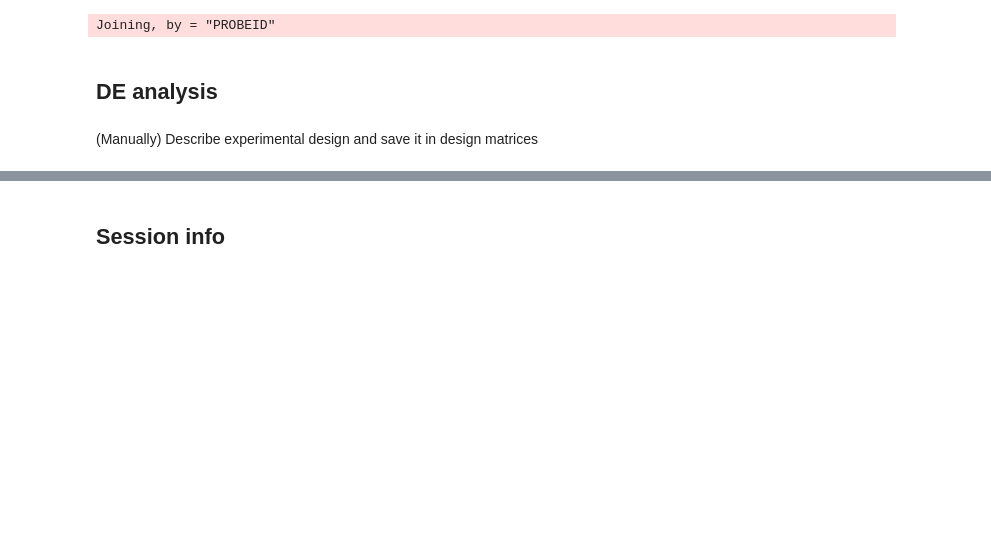
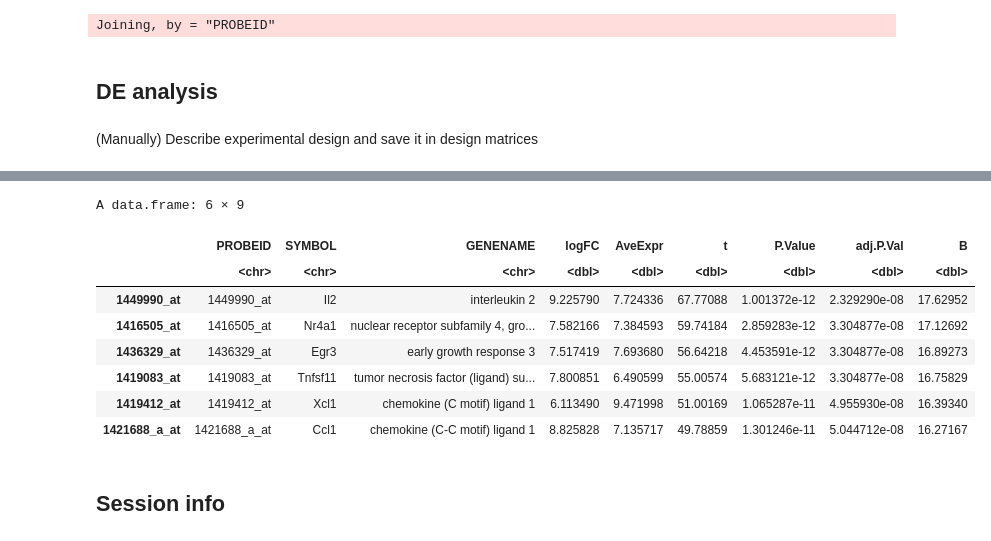
Before and after one commit to MaayanLab/dirk_homann, a Jupyter notebook: T-Cell_chemokine_DE.ipynb, the cells around one changed output, grey strips where cells are left out. Saved outputs shown, nothing was run; the diff lists cells and outputs as text; code cells hidden in the pictures; blank space fills up the shorter version.

```diff
--- a/T-Cell_chemokine_DE.ipynb
+++ b/T-Cell_chemokine_DE.ipynb
@@ -338,3 +335,16 @@ A matrix: 6 × 7 of type dbl
+# %%
+table_46d <- topTable(cel_fit_46d, number = Inf)
+head(table_46d)
+# %% [output]
+A data.frame: 6 × 9
+|  | PROBEID | SYMBOL | GENENAME | logFC | AveExpr | t | P.Value | adj.P.Val | B |
+|  | <chr> | <chr> | <chr> | <dbl> | <dbl> | <dbl> | <dbl> | <dbl> | <dbl> |
+| 1449990_at | 1449990_at | Il2 | interleukin 2 | 9.225790 | 7.724336 | 67.77088 | 1.001372e-12 | 2.329290e-08 | 17.62952 |
+| 1416505_at | 1416505_at | Nr4a1 | nuclear receptor subfamily 4, gro... | 7.582166 | 7.384593 | 59.74184 | 2.859283e-12 | 3.304877e-08 | 17.12692 |
+| 1436329_at | 1436329_at | Egr3 | early growth response 3 | 7.517419 | 7.693680 | 56.64218 | 4.453591e-12 | 3.304877e-08 | 16.89273 |
+| 1419083_at | 1419083_at | Tnfsf11 | tumor necrosis factor (ligand) su... | 7.800851 | 6.490599 | 55.00574 | 5.683121e-12 | 3.304877e-08 | 16.75829 |
+| 1419412_at | 1419412_at | Xcl1 | chemokine (C motif) ligand 1 | 6.113490 | 9.471998 | 51.00169 | 1.065287e-11 | 4.955930e-08 | 16.39340 |
+| 1421688_a_at | 1421688_a_at | Ccl1 | chemokine (C-C motif) ligand 1 | 8.825828 | 7.135717 | 49.78859 | 1.301246e-11 | 5.044712e-08 | 16.27167 |
 # %% [markdown]
 ## Session info
 # %%
```
Also changed, not shown: parts of 4 cells of this notebook.
